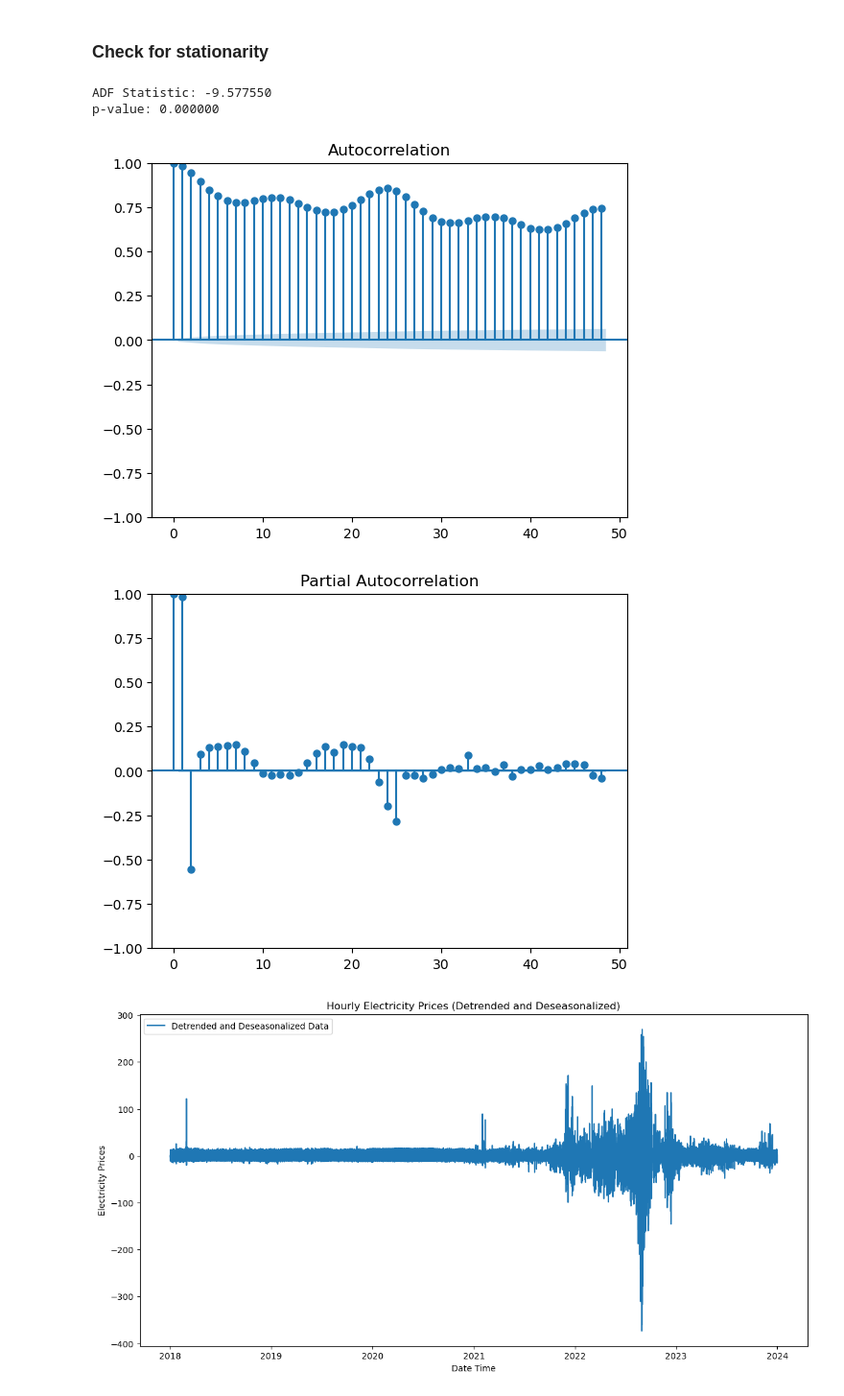
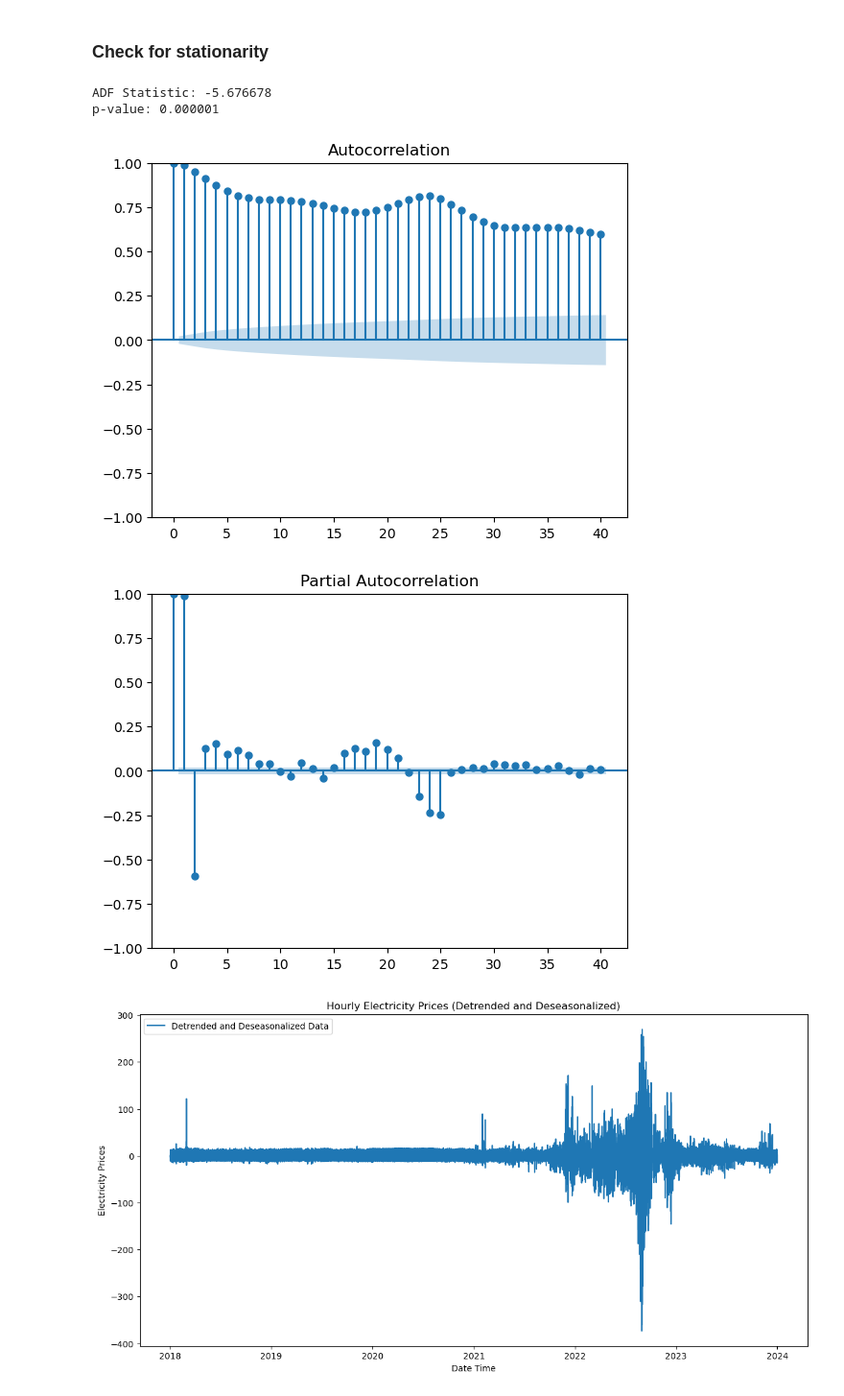
Before and after one commit to evenbakke/MasterThesis-, a Jupyter notebook: ARIMA.ipynb, the cells around one changed output. Shown at 96% size. Drawn from its saved outputs; the diff is of its cells as text; code cells hidden in the pictures.

```diff
--- a/ARIMA.ipynb
+++ b/ARIMA.ipynb
@@ -82,0 +169,31 @@ plt.show()
+# %%
+import matplotlib.pyplot as plt
+from statsmodels.tsa.seasonal import seasonal_decompose
+
+# Assuming your DataFrame is indexed by datetime and focusing on 2023
+df_2023 = df['2023']
+
+# Decompose the time series
+decomposition = seasonal_decompose(df_2023['systemPrice'], model='additive', period=24)
+
+# Plot the decomposed components
+fig, (ax1, ax2, ax3, ax4) = plt.subplots(4, 1, figsize=(12, 8))  # Adjust the figsize as necessary
+
+# Plot the observed, trend, seasonal, and residual components
+decomposition.observed.plot(ax=ax1, title='Observed')
+decomposition.trend.plot(ax=ax2, title='Trend')
+
+# Here we plot the seasonal component and set y-axis limits
+ax3.plot(decomposition.seasonal.index, decomposition.seasonal, label='Seasonal')
+ax3.set_title('Seasonal')
+ax3.set_ylim(decomposition.seasonal.min(), decomposition.seasonal.max())  # Set the y-axis limits
+
+decomposition.resid.plot(ax=ax4, title='Residual')
+
+# Rotate the x-axis labels for all subplots
+for ax in [ax1, ax2, ax3, ax4]:
+    plt.setp(ax.xaxis.get_majorticklabels(), rotation=45)
+
+# Adjust the layout
+plt.tight_layout()
+plt.show()
@@ -83,20 +226,20 @@ plt.show()
 # %% [markdown]
 ### Check for stationarity
 # %%
-result = adfuller(df['systemPrice'])
+result = adfuller(df_2023['systemPrice'])
 print('ADF Statistic: %f' % result[0])
 print('p-value: %f' % result[1])
 # %% [output]
-ADF Statistic: -9.577550
-p-value: 0.000000
+ADF Statistic: -5.676678
+p-value: 0.000001
 # %%
 from statsmodels.graphics.tsaplots import plot_acf, plot_pacf
 
 # Plot ACF and PACF for the differenced and seasonally differenced data
-plot_acf(df)
-plot_pacf(df)
+plot_acf(df_2023)
+plot_pacf(df_2023)
 plt.show()
 # %% [output]
-[figure, old version]
+[figure, new version]
-[figure, old version]
+[figure, new version]
 # %%
```
Also changed, not shown: parts of 12 cells of this notebook, 1 other file.
